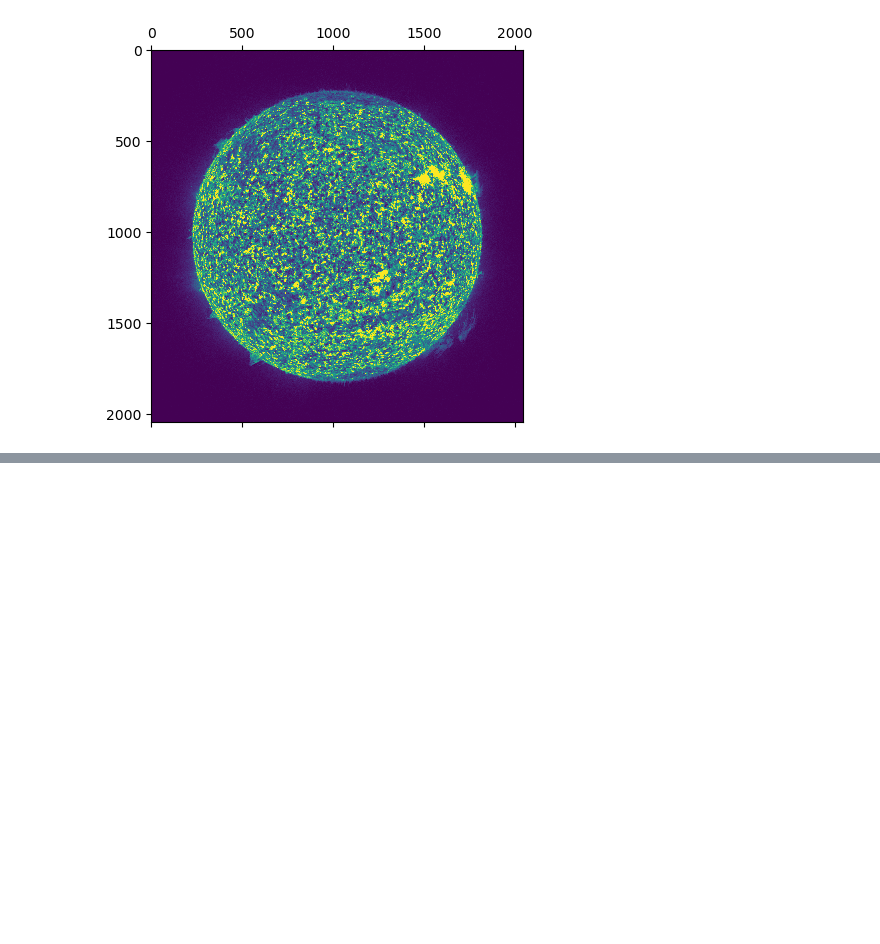
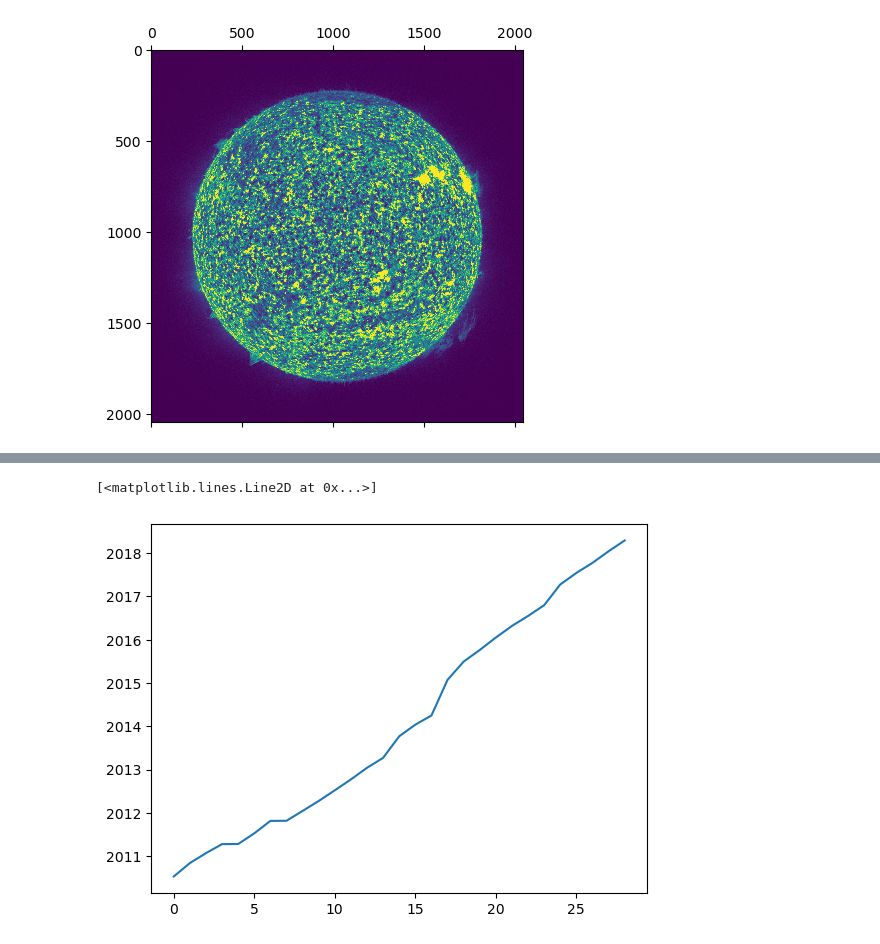
Before and after one commit to MaoChengzhi/EVE-spectrum-correction, a Jupyter notebook: SolarWind_v1/aia_ops/aia_basic.ipynb, the cells around one changed output, grey strips where cells are left out. Saved outputs shown, nothing was run; the diff lists cells and outputs as text; code cells hidden in the pictures; blank space fills up the shorter version.

```diff
--- a/SolarWind_v1/aia_ops/aia_basic.ipynb
+++ b/SolarWind_v1/aia_ops/aia_basic.ipynb
@@ -60,0 +129,3 @@ aia_df
+# %%
+catalog_df.drop(columns=['YYYYDOY'], inplace=True)
+catalog_df
@@ -60,0 +146,3 @@ aia_df
+# %%
+# delete the last row of the df
+catalog_df.drop(catalog_df.tail(1).index,inplace=True)
@@ -60,0 +211,18 @@ aia_df
+# %%
+# count the number of appearance of 'cruciform' in the 'Comment' column
+count = 0
+rows_list = []
+
+for i in range(len(catalog_df)):
+    if ('cruciform' in catalog_df.loc[i,'Comment']) or ('Cruciform' in catalog_df.loc[i,'Comment']):
+
+        # # add the rows to a new df
+        rows_list.append(catalog_df.loc[i])
+        count= count+1
+
+
+cruciform_df = pd.DataFrame(rows_list)
+# %%
+# sort the df according to the date
+cruciform_df.sort_values(by=['Date'], inplace=True)
+cruciform_df.reset_index(drop=True, inplace=True)
@@ -60,0 +249,5 @@ aia_df
+# %%
+plt.plot(cruciform_df['Date'])
+# %% [output]
+[<matplotlib.lines.Line2D at 0x...>]
+[figure, added]
```
Also changed, not shown: parts of 22 cells of this notebook, 35 other files.
